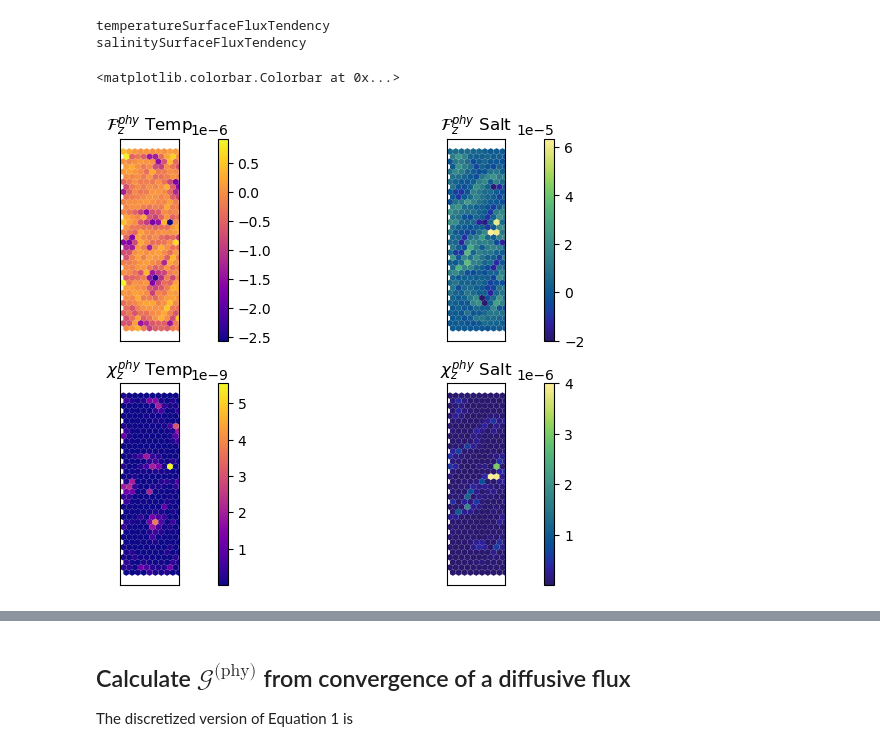
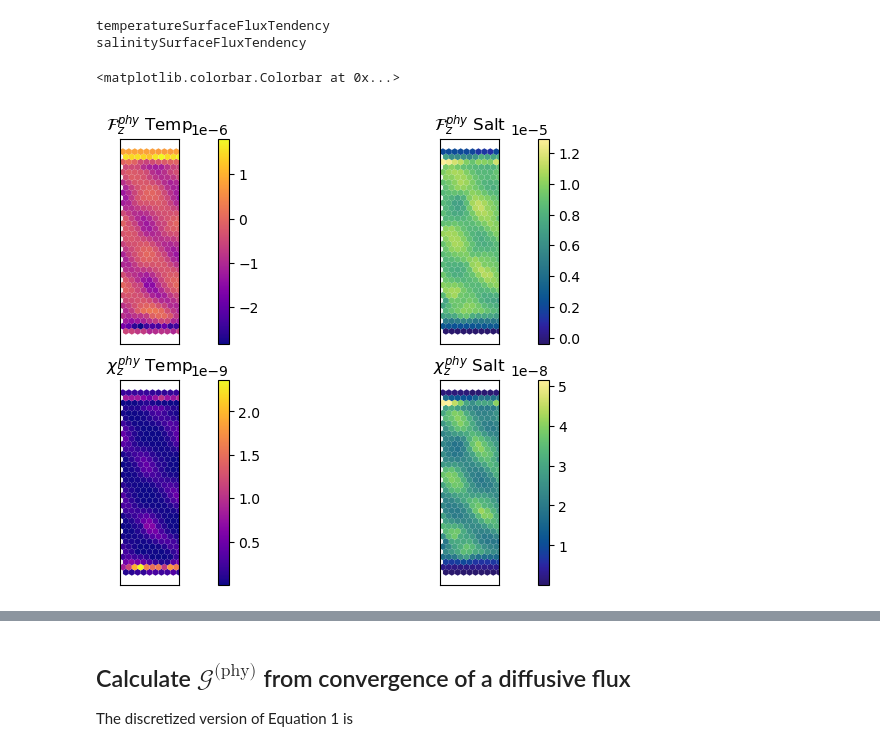
Before and after one commit to kailauyeda/WMT_DVD, a Jupyter notebook: bichan/analysis/preliminary_analysis.ipynb, the cells around one changed output, grey strips where cells are left out. Drawn from its saved outputs; the diff is of its cells as text; code cells hidden in the pictures.

```diff
--- a/bichan/analysis/preliminary_analysis.ipynb
+++ b/bichan/analysis/preliminary_analysis.ipynb
@@ -95,0 +85,18 @@ from xgcm import Grid
+# %%
+def rename_time_avg_vars(avg_ds_output):
+    old_name_array = []
+    new_name_array = []
+
+    for i in avg_ds_output.data_vars:
+        old_name_array.append(i)
+        if 'timeCustom' in i:
+            new_name = i.replace('timeCustom_avg_' , '')
+            if 'Tracer' in new_name:
+                new_name = new_name.split('_')[1]
+        else:
+            new_name = i
+        new_name_array.append(new_name)
+
+    new_name_dict = dict(zip(old_name_array, new_name_array))
+
+    return new_name_dict
@@ -126,12 +175,12 @@ time_idx = 115
 # %%
-for i in ds_output.data_vars:
+for i in avg_ds_output.data_vars:
     if 'BR08' in i:
         print(i)
 # %% [output]
 chiSpurTempBR08
 chiSpurSaltBR08
 # %%
-for i in ds_output.data_vars:
+for i in avg_ds_output.data_vars:
     if 'urface' in i:
         print(i)
 # %% [output]
@@ -140,31 +189,31 @@ salinitySurfaceFluxTendency
 # %%
 # comparison of mixing
 fig,ax = plt.subplots(nrows=2, ncols = 2, constrained_layout=True)
 
 # calculated as convergence of diffusive flux
-a = mosaic.polypcolor(ax[0,0],descriptor, ds_output.temperatureVertMixTendency.isel(Time=time_idx, nVertLevels=0), cmap='plasma')
-b = mosaic.polypcolor(ax[0,1],descriptor, ds_output.salinityVertMixTendency.isel(Time=time_idx, nVertLevels=0),cmap='cmo.haline')
+a = mosaic.polypcolor(ax[0,0],descriptor, avg_ds_output.temperatureVertMixTendency.isel(Time=time_idx, nVertLevels=0), cmap='plasma')
+b = mosaic.polypcolor(ax[0,1],descriptor, avg_ds_output.salinityVertMixTendency.isel(Time=time_idx, nVertLevels=0),cmap='cmo.haline')
 ax[0,0].set_title(r'$\mathcal{F}^{phy}_{z}$ Temp')
 ax[0,1].set_title(r'$\mathcal{F}^{phy}_{z}$ Salt')
 
 # calculated as tracer variance decay
-c = mosaic.polypcolor(ax[1,0],descriptor, ds_dvd.chiPhyVerTemp_center.isel(Time=time_idx, nVertLevels=0), cmap='plasma')
-d = mosaic.polypcolor(ax[1,1],descriptor, ds_dvd.chiPhyVerSalt_center.isel(Time=time_idx, nVertLevels=0), cmap='cmo.haline')
+c = mosaic.polypcolor(ax[1,0],descriptor, avg_ds_output.chiPhyVerTemp_center.isel(Time=time_idx, nVertLevels=0), cmap='plasma')
+d = mosaic.polypcolor(ax[1,1],descriptor, avg_ds_output.chiPhyVerSalt_center.isel(Time=time_idx, nVertLevels=0), cmap='cmo.haline')
 ax[1,0].set_title(r'$\chi_z^{phy}$ Temp')
 ax[1,1].set_title(r'$\chi_z^{phy}$ Salt')
 
 for i in range(0,2):
     for j in range(0,2):
         ax[i,j].set_aspect(1.0)
         ax[i,j].set_xticks([])
         ax[i,j].set_yticks([])
 
 fig.colorbar(a, ax = ax[0,0])
 fig.colorbar(b, ax = ax[0,1])
 fig.colorbar(c, ax = ax[1,0])
 fig.colorbar(d, ax = ax[1,1])
 # %% [output]
 <matplotlib.colorbar.Colorbar at 0x...>
-[figure, old version]
+[figure, new version]
 # %% [markdown]
 ## Explanation of data
```
Also changed, not shown: parts of 21 cells of this notebook, 3 other files.
